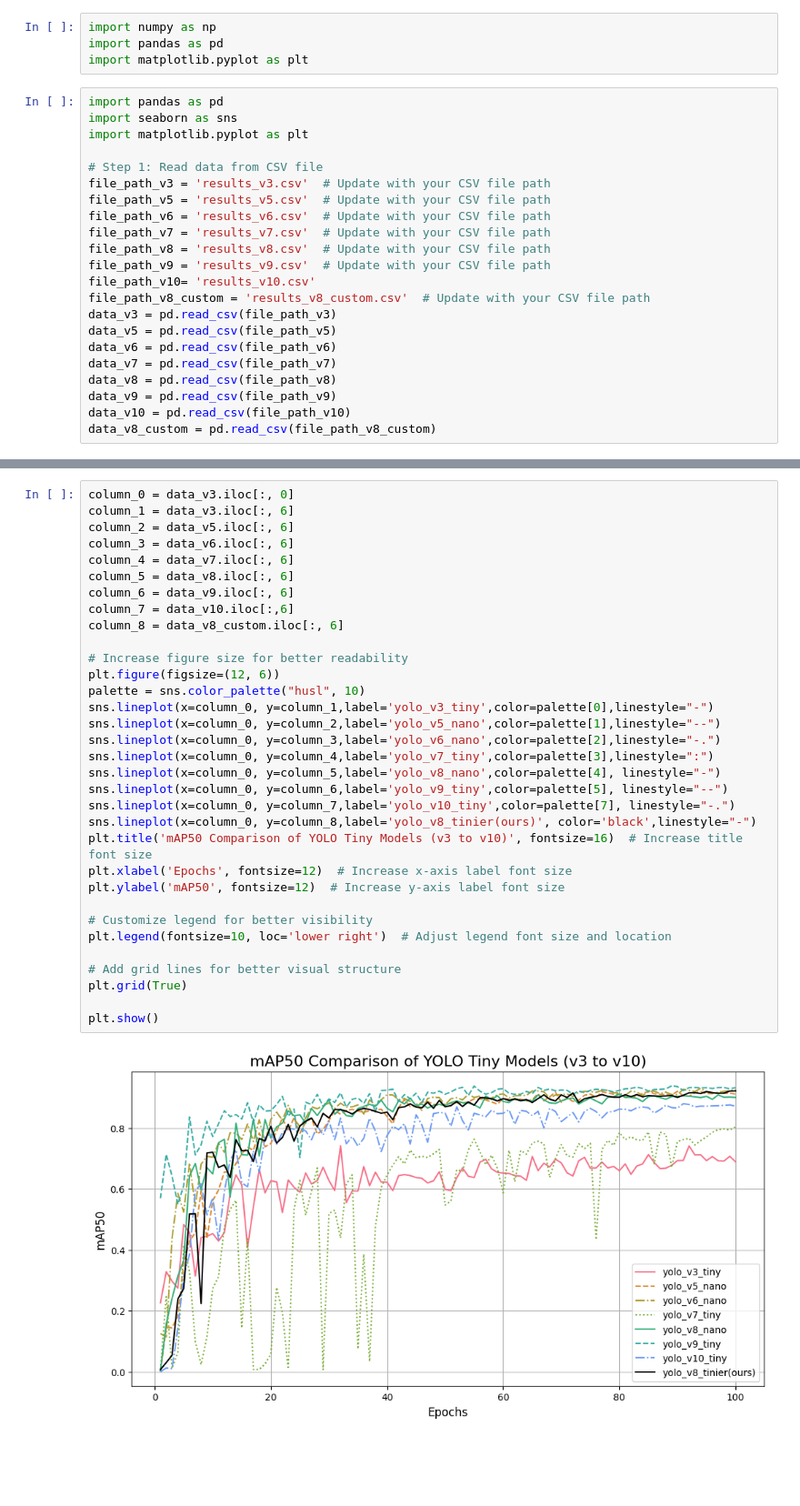
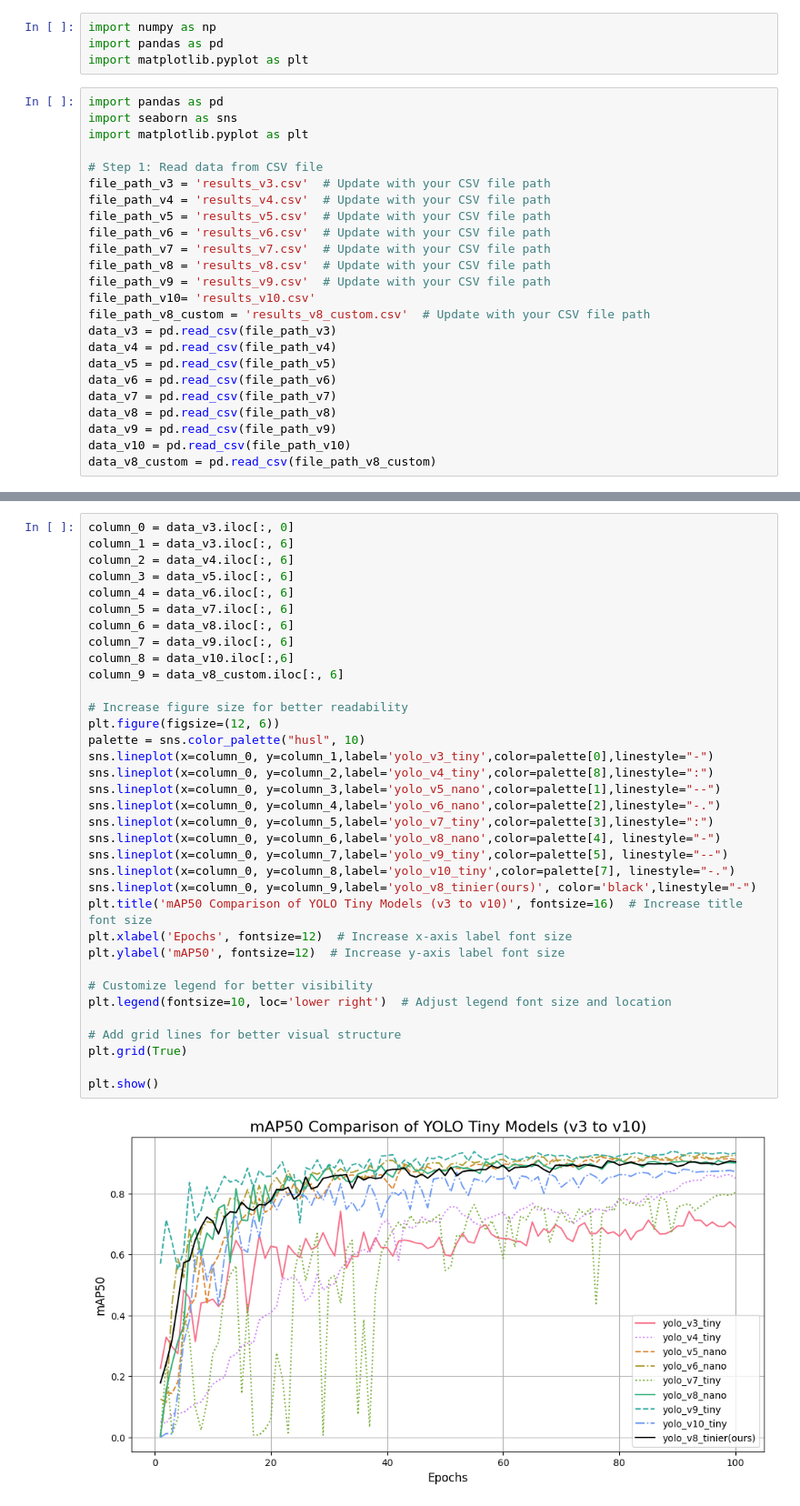
Before and after one commit to programminghunk/sugarcane, a Jupyter notebook: graphs.ipynb, the cells around one changed output, grey strips where cells are left out. Shown at 91% size. Saved outputs shown, nothing was run; the diff lists cells and outputs as text; blank space fills up the shorter version.

```diff
--- a/graphs.ipynb
+++ b/graphs.ipynb
@@ -19,6 +19,7 @@ import matplotlib.pyplot as plt
 
 # Step 1: Read data from CSV file
 file_path_v3 = 'results_v3.csv'  # Update with your CSV file path
+file_path_v4 = 'results_v4.csv'  # Update with your CSV file path
 file_path_v5 = 'results_v5.csv'  # Update with your CSV file path
 file_path_v6 = 'results_v6.csv'  # Update with your CSV file path
 file_path_v7 = 'results_v7.csv'  # Update with your CSV file path
@@ -27,6 +28,7 @@ file_path_v9 = 'results_v9.csv'  # Update with your CSV file path
 file_path_v10= 'results_v10.csv'
 file_path_v8_custom = 'results_v8_custom.csv'  # Update with your CSV file path
 data_v3 = pd.read_csv(file_path_v3)
+data_v4 = pd.read_csv(file_path_v4)
 data_v5 = pd.read_csv(file_path_v5)
 data_v6 = pd.read_csv(file_path_v6)
 data_v7 = pd.read_csv(file_path_v7)
@@ -240,38 +242,40 @@ plt.show()
 # %%
 column_0 = data_v3.iloc[:, 0]
 column_1 = data_v3.iloc[:, 6]
-column_2 = data_v5.iloc[:, 6]
-column_3 = data_v6.iloc[:, 6]
-column_4 = data_v7.iloc[:, 6]
-column_5 = data_v8.iloc[:, 6]
-column_6 = data_v9.iloc[:, 6]
-column_7 = data_v10.iloc[:,6]
-column_8 = data_v8_custom.iloc[:, 6]
+column_2 = data_v4.iloc[:, 6]
+column_3 = data_v5.iloc[:, 6]
+column_4 = data_v6.iloc[:, 6]
+column_5 = data_v7.iloc[:, 6]
+column_6 = data_v8.iloc[:, 6]
+column_7 = data_v9.iloc[:, 6]
+column_8 = data_v10.iloc[:,6]
+column_9 = data_v8_custom.iloc[:, 6]
 
 # Increase figure size for better readability
 plt.figure(figsize=(12, 6))
 palette = sns.color_palette("husl", 10)
 sns.lineplot(x=column_0, y=column_1,label='yolo_v3_tiny',color=palette[0],linestyle="-")
-sns.lineplot(x=column_0, y=column_2,label='yolo_v5_nano',color=palette[1],linestyle="--")
-sns.lineplot(x=column_0, y=column_3,label='yolo_v6_nano',color=palette[2],linestyle="-.")
-sns.lineplot(x=column_0, y=column_4,label='yolo_v7_tiny',color=palette[3],linestyle=":")
-sns.lineplot(x=column_0, y=column_5,label='yolo_v8_nano',color=palette[4], linestyle="-")
-sns.lineplot(x=column_0, y=column_6,label='yolo_v9_tiny',color=palette[5], linestyle="--")
-sns.lineplot(x=column_0, y=column_7,label='yolo_v10_tiny',color=palette[7], linestyle="-.")
-sns.lineplot(x=column_0, y=column_8,label='yolo_v8_tinier(ours)', color='black',linestyle="-")
+sns.lineplot(x=column_0, y=column_2,label='yolo_v4_tiny',color=palette[8],linestyle=":")
+sns.lineplot(x=column_0, y=column_3,label='yolo_v5_nano',color=palette[1],linestyle="--")
+sns.lineplot(x=column_0, y=column_4,label='yolo_v6_nano',color=palette[2],linestyle="-.")
+sns.lineplot(x=column_0, y=column_5,label='yolo_v7_tiny',color=palette[3],linestyle=":")
+sns.lineplot(x=column_0, y=column_6,label='yolo_v8_nano',color=palette[4], linestyle="-")
+sns.lineplot(x=column_0, y=column_7,label='yolo_v9_tiny',color=palette[5], linestyle="--")
+sns.lineplot(x=column_0, y=column_8,label='yolo_v10_tiny',color=palette[7], linestyle="-.")
+sns.lineplot(x=column_0, y=column_9,label='yolo_v8_tinier(ours)', color='black',linestyle="-")
 plt.title('mAP50 Comparison of YOLO Tiny Models (v3 to v10)', fontsize=16)  # Increase title font size
 plt.xlabel('Epochs', fontsize=12)  # Increase x-axis label font size
 plt.ylabel('mAP50', fontsize=12)  # Increase y-axis label font size
 
 # Customize legend for better visibility
 plt.legend(fontsize=10, loc='lower right')  # Adjust legend font size and location
 
 # Add grid lines for better visual structure
 plt.grid(True)
 
 plt.show()
 # %% [output]
-[figure, old version]
+[figure, new version]
 # %%
 column_0 = data_v3.iloc[:, 0]
 column_1 = data_v3.iloc[:, 7]
```
Also changed, not shown: parts of 9 cells of this notebook.
